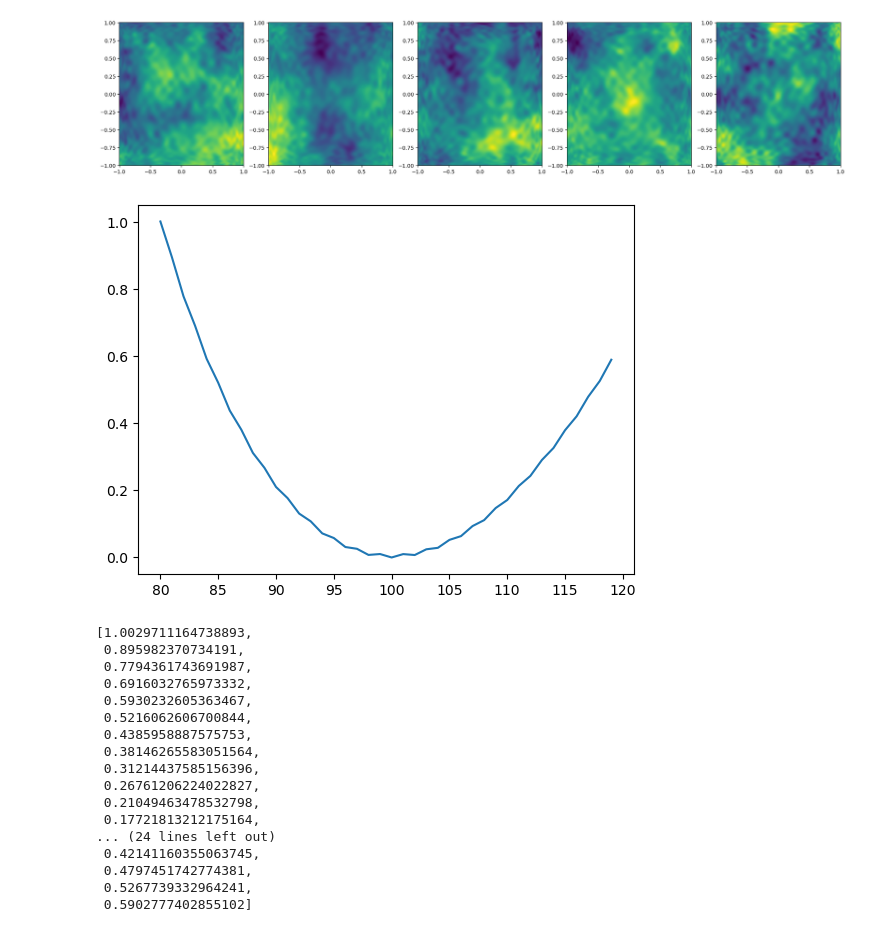
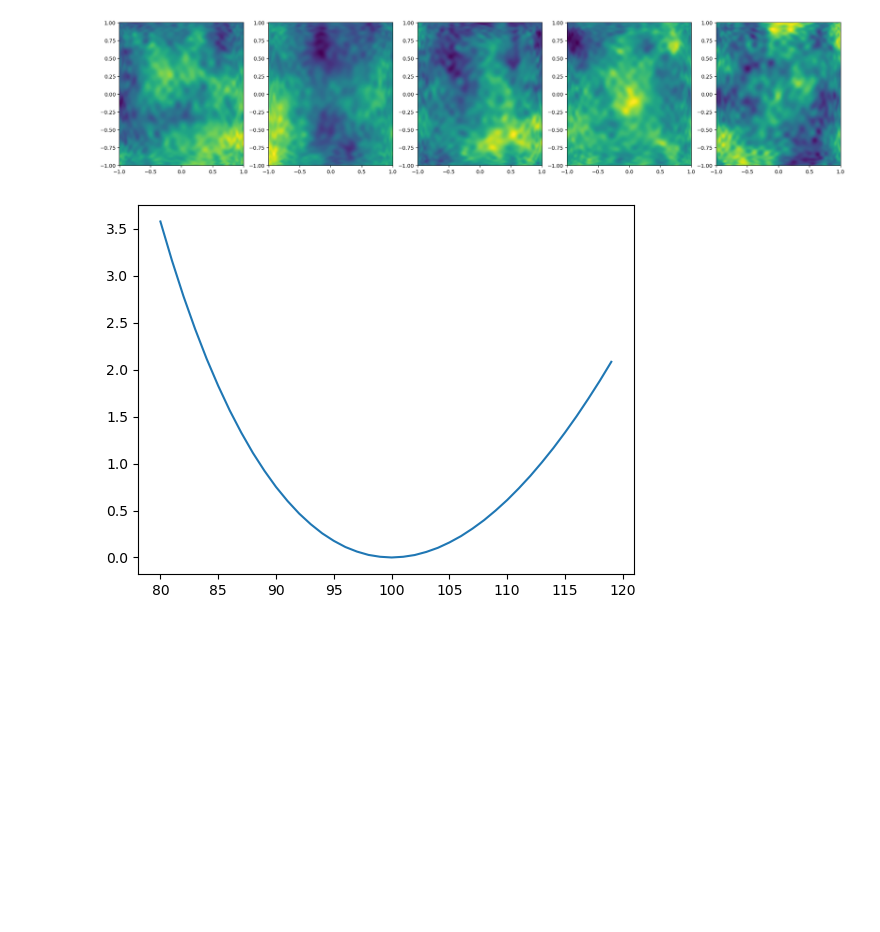
Before and after one commit to SED0280/BakalarkaCode, a Jupyter notebook: Gausova Kvadratura.ipynb, the cells around one changed output. Cells and saved outputs as stored; diff of their text form; code cells hidden in the pictures; blank space fills up the shorter version.

```diff
--- a/Gausova Kvadratura.ipynb
+++ b/Gausova Kvadratura.ipynb
@@ -566,42 +566,24 @@ plt.show()
 # %%
 n = 100
 l = lambda x : kv.legendre_normal(x, n)
 
-lamb = 1
+lamb = 10
 difference = []
 #node_range = range(1,n+20)
 node_range = range(n-20,n+20)
 for node_count in node_range:
     nodes, weights = kv.nodes_weights(node_count)
     nodesx = np.reshape(nodes, (-1, 1))
     nodesy = np.reshape(nodes, (1, -1))
     dist_sq = (nodesx)**2 + (nodesy)**2
     C_tensor = np.exp(-np.sqrt(dist_sq)/lamb)
     #int_aprox = np.einsum('j,jk,k->', l(nodes)[n], C_tensor, l(nodes)[n])
     int_aprox =l(nodes)[n] @ C_tensor @ l(nodes)[n]
     difference.append(int_aprox)
 plt.plot(node_range,difference)
 plt.show()
-difference
 # %% [output]
-[figure, old version]
+[figure, new version]
-[1.0029711164738893,
- 0.895982370734191,
- 0.7794361743691987,
- 0.6916032765973332,
- 0.5930232605363467,
- 0.5216062606700844,
- 0.4385958887575753,
- 0.38146265583051564,
- 0.31214437585156396,
- 0.26761206224022827,
- 0.21049463478532798,
- 0.17721813212175164,
-... (24 lines left out)
- 0.42141160355063745,
- 0.4797451742774381,
- 0.5267739332964241,
- 0.5902777402855102]
 # %%
 n = 101
 l = lambda x : kv.legendre_normal(x, n)
```
Also changed, not shown: parts of 3 cells of this notebook.
